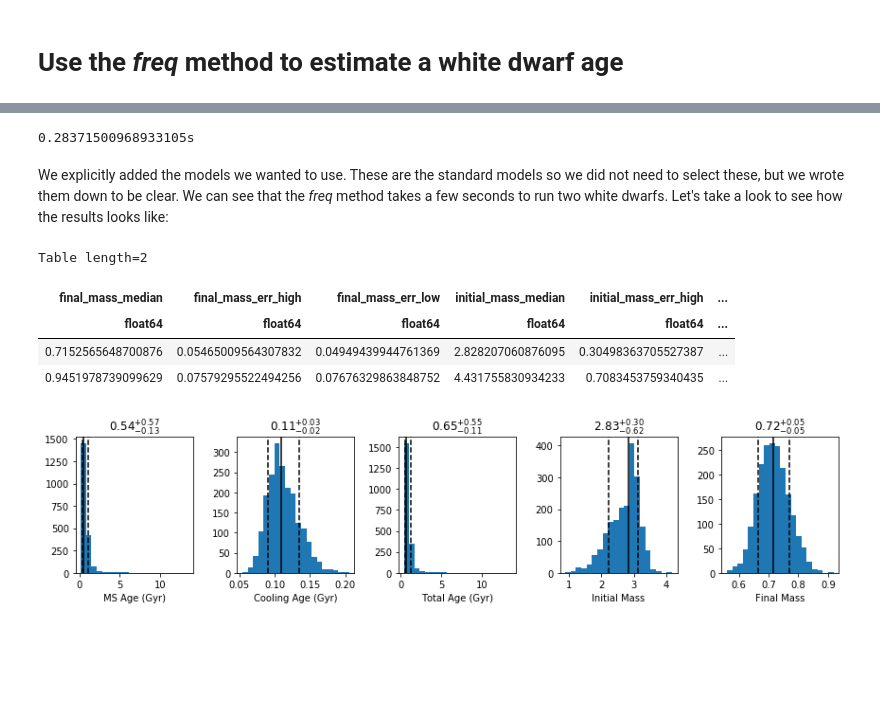
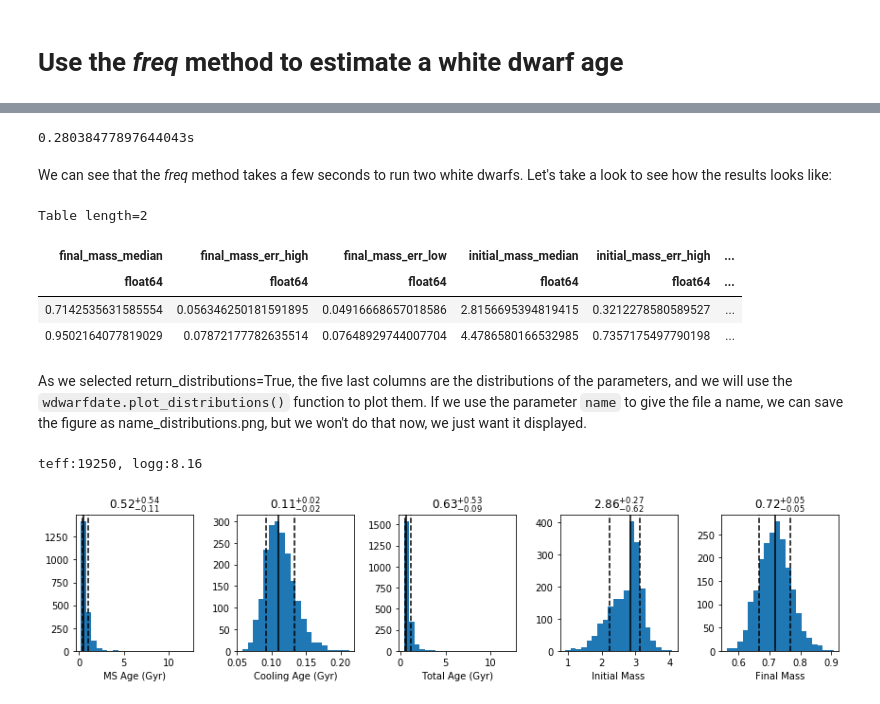
Before and after one commit to rkiman/wdwarfdate, a Jupyter notebook: docs/source/tutorials/freq_method.ipynb, the cells around one changed output, grey strips where cells are left out. Saved outputs shown, nothing was run; the diff lists cells and outputs as text; code cells hidden in the pictures; blank space fills up the shorter version.

Commit message:
Freq tutorial first draft ready

```diff
--- a/docs/source/tutorials/freq_method.ipynb
+++ b/docs/source/tutorials/freq_method.ipynb
@@ -27,25 +33,27 @@ results = wdwarfdate.calc_wd_age(teffs,teffs_err,loggs,loggs_err,
                                  model_ifmr = 'Cummings_2018_MIST',
                                  high_perc = 84, low_perc = 16,
                                  datatype='Gyr',
-                                 path='results/',
                                  return_distributions=True)
 end = time.time()
 print('{}s'.format(end - start))
 # %% [output]
-0.28371500968933105s
+0.28038477897644043s
 # %% [markdown]
-We explicitly added the models we wanted to use. These are the standard models so we did not need to select these, but we wrote them down to be clear. We can see that the *freq* method takes a few seconds to run two white dwarfs. Let's take a look to see how the results looks like:
+We can see that the *freq* method takes a few seconds to run two white dwarfs. Let's take a look to see how the results looks like:
 # %%
 results
 # %% [output]
 Table length=2
 | final_mass_median | final_mass_err_high | final_mass_err_low | initial_mass_median | initial_mass_err_high | ... |
 | float64 | float64 | float64 | float64 | float64 | ... |
-| 0.7152565648700876 | 0.05465009564307832 | 0.04949439944761369 | 2.828207060876095 | 0.30498363705527387 | ... |
-| 0.9451978739099629 | 0.07579295522494256 | 0.07676329863848752 | 4.431755830934233 | 0.7083453759340435 | ... |
+| 0.7142535631585554 | 0.056346250181591895 | 0.04916668657018586 | 2.8156695394819415 | 0.3212278580589527 | ... |
+| 0.9502164077819029 | 0.07872177782635514 | 0.07648929744007704 | 4.4786580166532985 | 0.7357175497790198 | ... |
+# %% [markdown]
+As we selected return_distributions=True, the five last columns are the distributions of the parameters, and we will use the `wdwarfdate.plot_distributions()` function to plot them. If we use the parameter `name` to give the file a name, we can save the figure as name_distributions.png, but we won't do that now, we just want it displayed.
 # %%
-wdwarfdate.plot_distributions(teffs, loggs,
-                              *results['ms_age_dist','cooling_age_dist','total_age_dist','initial_mass_dist','final_mass_dist'][0],
+print('teff:{}, logg:{}'.format(teffs[0],loggs[0]))
+wdwarfdate.plot_distributions(*results['ms_age_dist','cooling_age_dist','total_age_dist','initial_mass_dist','final_mass_dist'][0],
                               datatype ='Gyr',high_perc=84, low_perc=16)
 # %% [output]
+teff:19250, logg:8.16
-[figure, old version]
+[figure, new version]
```
Also changed, not shown: parts of 5 cells of this notebook.
